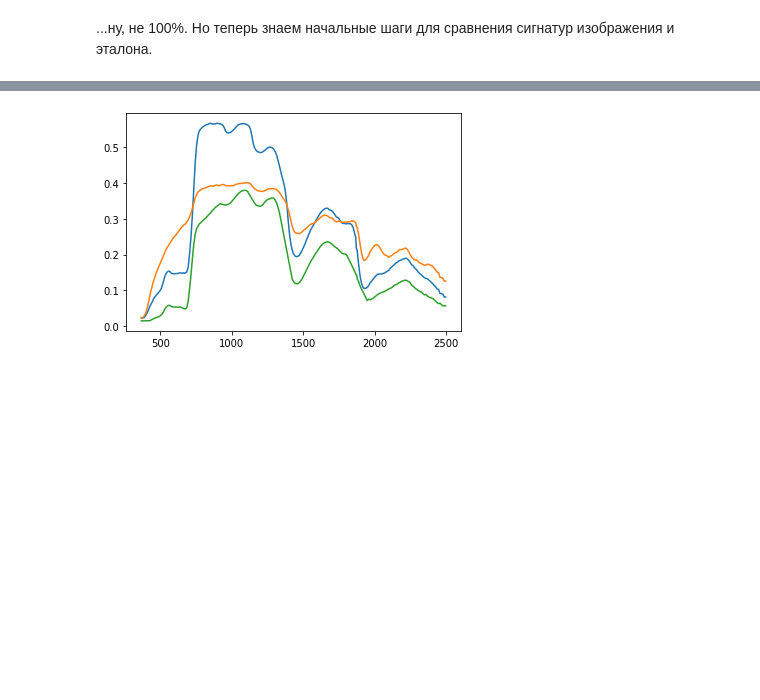
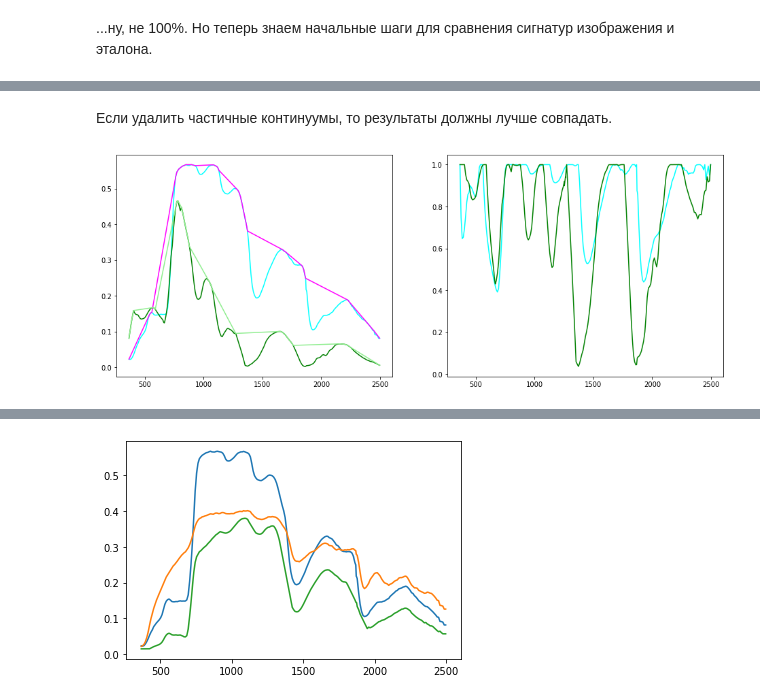
Before and after one commit to kormang/hyperspectralplayground, a Jupyter notebook: hyperspectral.ipynb, the cells around one changed output, grey strips where cells are left out. Cells and saved outputs as stored; diff of their text form; code cells hidden in the pictures; blank space fills up the shorter version.

```diff
--- a/hyperspectral.ipynb
+++ b/hyperspectral.ipynb
@@ -660,9 +662,25 @@ pylab.show()
 [figure]
 # %% [markdown]
 ...ну, не 100%. Но теперь знаем начальные шаги для сравнения сигнатур изображения и эталона.
+# %%
+interesting_ethalons = [
+    SpectralData.read_from_file('grass/splib07a_Grass_dry.4+.6green_AMX27_BECKa_AREF.txt')
+        .interpolate_invalid()
+        .resample_at(wavelengths_um),
+    SpectralData.read_from_file('asphalt/splib07a_Asphalt_Shingle_GDS368_Lgray_ASDFRa_AREF.txt') \
+        .interpolate_invalid()
+        .resample_at(wavelengths_um),
+    SpectralData.read_from_file('seawater/splib07a_Seawater_Coast_Chl_SW1_BECKa_AREF.txt') \
+        .interpolate_invalid()
+        .resample_at(wavelengths_um),
+    SpectralData.read_from_file('concrete/splib07a_Concrete_GDS375_Lt_Gry_Road_ASDFRa_AREF.txt') \
+        .interpolate_invalid()
+        .resample_at(wavelengths_um),
+]
 # %%
 def img2refect(img_sig, filter_step=8, continuum=maxes_processed):
     return moving_average_filter(pycontinuum_removed(img_sig, continuum), filter_step)
+interesting_reflectances = refs = [img2refect(ispec, continuum=maxes_processed) for ispec in interesting_spectra]
 # %%
 def compare_plots_with_ethalon(ethalon, ethalong_color):
     from pycontinuum import pycontinuum, pycontinuum_removed
@@ -714,0 +708,33 @@ compare_plots_with_ethalon(ethalon_imgspace_sig, 'cyan')
+# %% [markdown]
+Если удалить частичные континуумы, то результаты должны лучше совпадать.
+# %%
+def compare_ethalon_imgrefl_partial_continuum(ethalon_i, imgrefl_i, ethalon_color, ethalon_continuum_color):
+    from pycontinuum import pycontinuum, pycontinuum_removed, pypartial_continuum_points, interpolate_points
+
+    spectra = [interesting_ethalons[ethalon_i], interesting_reflectances[imgrefl_i]]
+    colors = [ethalon_color, interesting_colors[imgrefl_i]]
+    continuum_colors = [ethalon_continuum_color, interesting_continuum_colors[imgrefl_i]]
+
+    continuums = []
+
+    for i, s in enumerate(spectra):
+        points = pypartial_continuum_points(s, wavelengths, 8)
+        cont = interpolate_points(points, wavelengths, kind='slinear')
+        continuums.append(cont)
+
+    pylab.figure().set_size_inches(16, 6)
+    pylab.subplot(1, 2, 1)
+    for i, s, in enumerate(spectra):
+        pylab.plot(wavelengths, s, color=colors[i])
+        cont = continuums[i]
+        pylab.plot(wavelengths, cont, color=continuum_colors[i])
+
+    pylab.subplot(1, 2, 2)
+    for i, s, in enumerate(spectra):
+        cont = continuums[i]
+        crs = pycontinuum_removed(s, cont)
+        pylab.plot(wavelengths, crs, color=colors[i])
+# %%
+compare_ethalon_imgrefl_partial_continuum(0, 0,'cyan', 'magenta')
+# %% [output]
+[figure, added]
```
Also changed, not shown: parts of 14 cells of this notebook.
